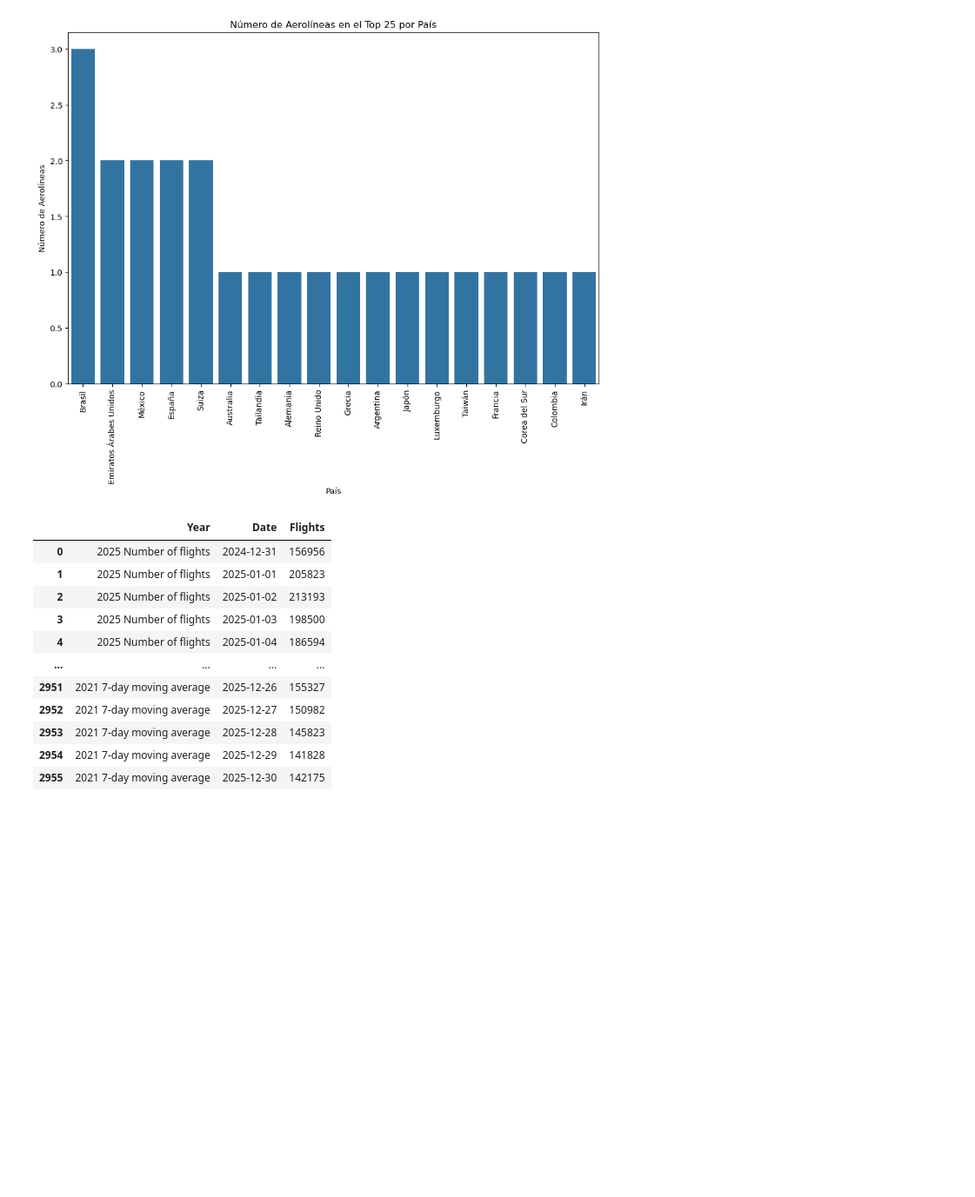
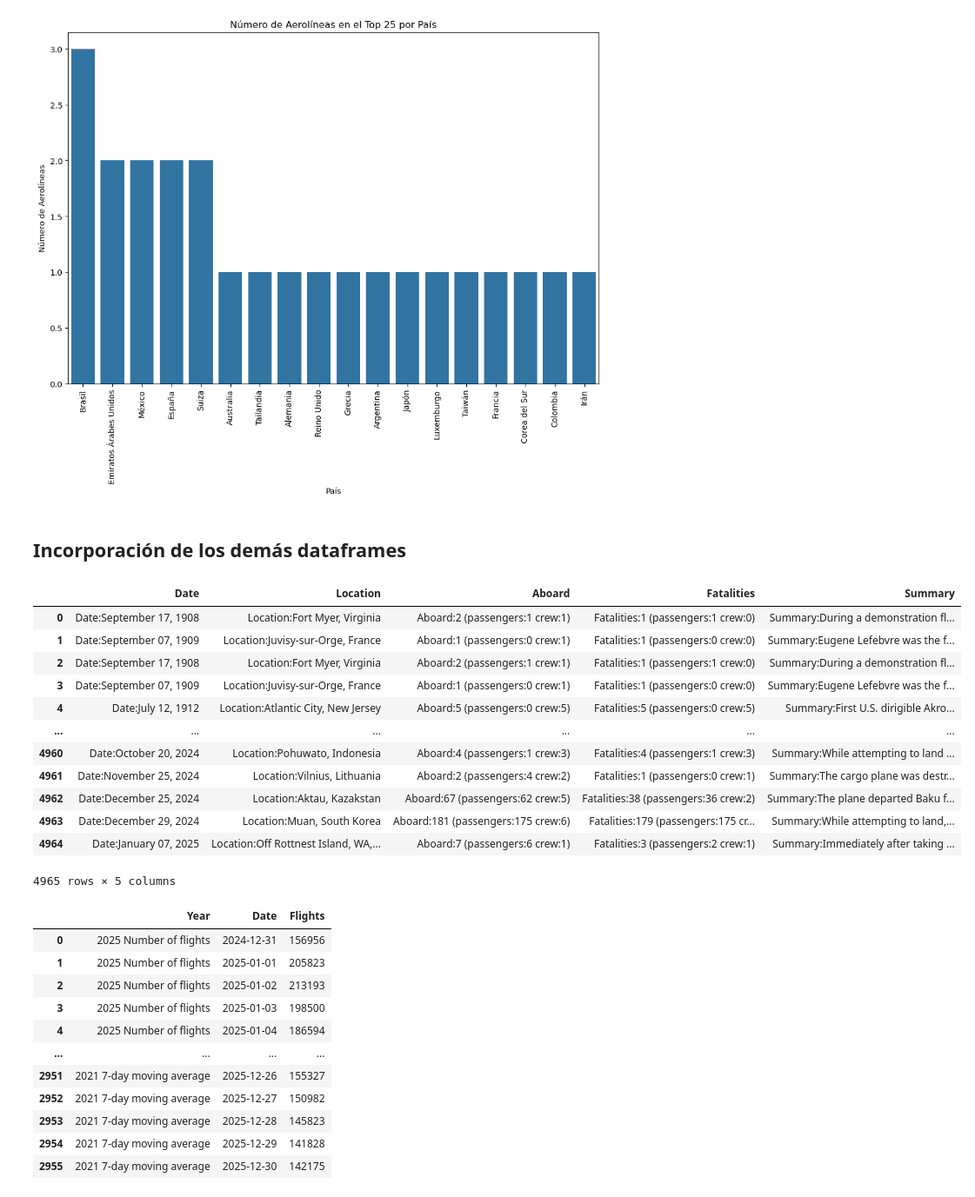
Before and after one commit to 2Dsa3/PROYECTO-1-LENGUAJES-DE-PROGRAMACI-N, a Jupyter notebook: Proyecto 2/EDA_rated_flights.ipynb, the cells around one changed output. Shown: that part at 87% size. Saved outputs shown, nothing was run; the diff lists cells and outputs as text; code cells hidden in the pictures; blank space fills up the shorter version.

Commit message:
Incorporación de los demás dataframes

```diff
--- a/Proyecto 2/EDA_rated_flights.ipynb
+++ b/Proyecto 2/EDA_rated_flights.ipynb
@@ -206,6 +188,25 @@ plt.grid(False)
 plt.show()
 # %% [output]
 [figure]
+# %% [markdown]
+## Incorporación de los demás dataframes
+# %%
+df_plane_crashes = pd.read_csv('plane_crashes.csv')
+df_plane_crashes
+# %% [output]
+|  | Date | Location | Aboard | Fatalities | Summary |
+| 0 | Date:September 17, 1908 | Location:Fort Myer, Virginia | Aboard:2 (passengers:1 crew:1) | Fatalities:1 (passengers:1 crew:0) | Summary:During a demonstration fl... |
+| 1 | Date:September 07, 1909 | Location:Juvisy-sur-Orge, France | Aboard:1 (passengers:0 crew:1) | Fatalities:1 (passengers:0 crew:0) | Summary:Eugene Lefebvre was the f... |
+| 2 | Date:September 17, 1908 | Location:Fort Myer, Virginia | Aboard:2 (passengers:1 crew:1) | Fatalities:1 (passengers:1 crew:0) | Summary:During a demonstration fl... |
+| 3 | Date:September 07, 1909 | Location:Juvisy-sur-Orge, France | Aboard:1 (passengers:0 crew:1) | Fatalities:1 (passengers:0 crew:0) | Summary:Eugene Lefebvre was the f... |
+| 4 | Date:July 12, 1912 | Location:Atlantic City, New Jersey | Aboard:5 (passengers:0 crew:5) | Fatalities:5 (passengers:0 crew:5) | Summary:First U.S. dirigible Akro... |
+| ... | ... | ... | ... | ... | ... |
+| 4960 | Date:October 20, 2024 | Location:Pohuwato, Indonesia | Aboard:4 (passengers:1 crew:3) | Fatalities:4 (passengers:1 crew:3) | Summary:While attempting to land ... |
+| 4961 | Date:November 25, 2024 | Location:Vilnius, Lithuania | Aboard:2 (passengers:4 crew:2) | Fatalities:1 (passengers:0 crew:1) | Summary:The cargo plane was destr... |
+| 4962 | Date:December 25, 2024 | Location:Aktau, Kazakstan | Aboard:67 (passengers:62 crew:5) | Fatalities:38 (passengers:36 crew:2) | Summary:The plane departed Baku f... |
+| 4963 | Date:December 29, 2024 | Location:Muan, South Korea | Aboard:181 (passengers:175 crew:6) | Fatalities:179 (passengers:175 cr... | Summary:While attempting to land,... |
+| 4964 | Date:January 07, 2025 | Location:Off Rottnest Island, WA,... | Aboard:7 (passengers:6 crew:1) | Fatalities:3 (passengers:2 crew:1) | Summary:Immediately after taking ... |
+4965 rows × 5 columns
 # %%
 df_flights_all_years = pd.read_csv('flights_all_years.csv')
 
```
Also changed, not shown: parts of 8 cells of this notebook, 1 other file.
